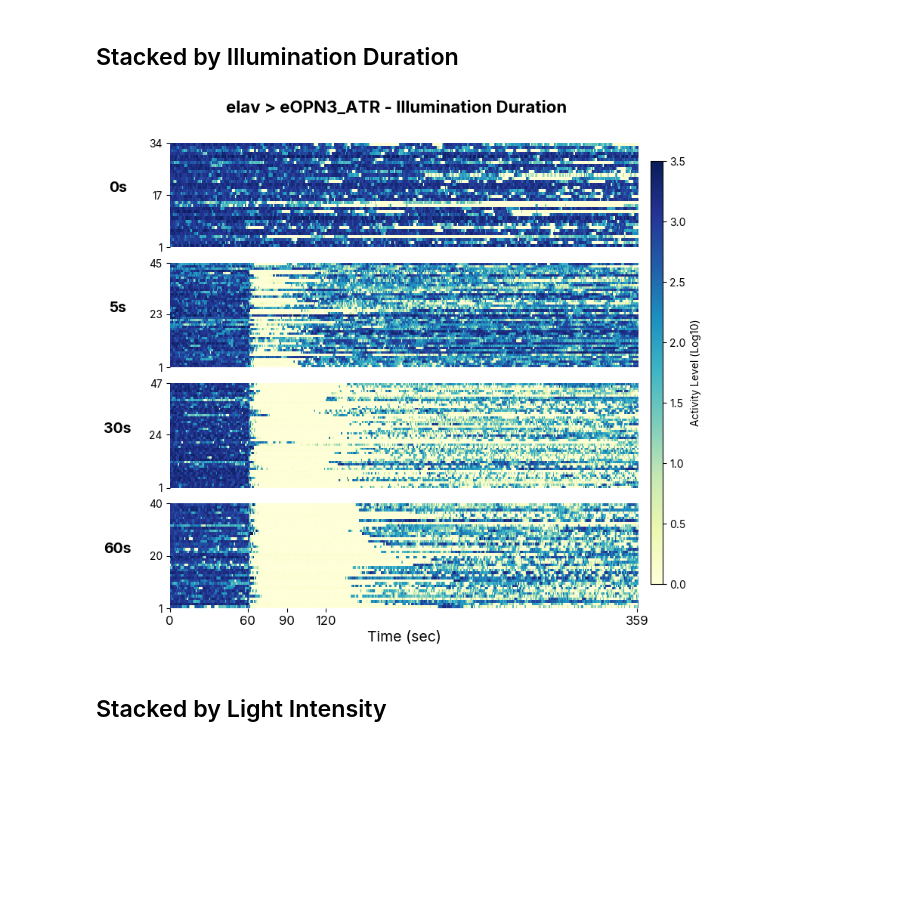
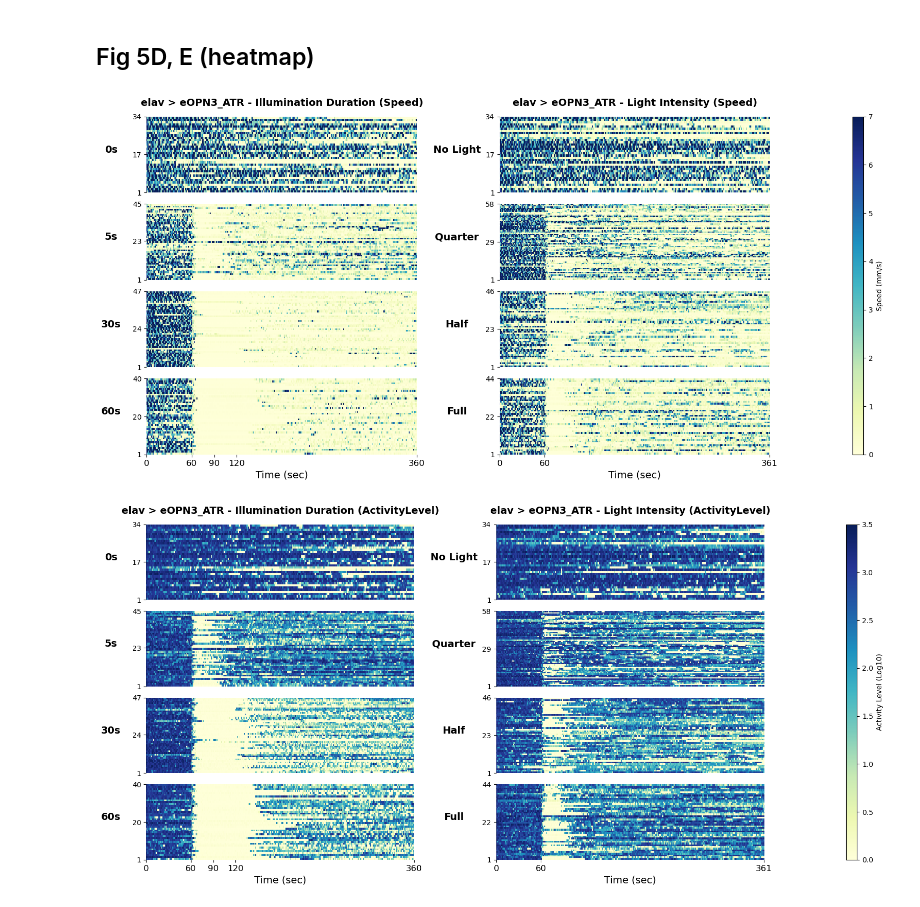
Before and after one commit to lnicole08/TrumelanOPN3, a Jupyter notebook: Trumelan processing_manuscript.ipynb, the cells around one changed output. Cells and saved outputs as stored; diff of their text form; code cells hidden in the pictures; blank space fills up the shorter version.

```diff
--- a/Trumelan processing_manuscript.ipynb
+++ b/Trumelan processing_manuscript.ipynb
@@ -7,10 +10,6 @@ import matplotlib as mpl
 # %%
-# driver = "vGAT"
-# responder = "eOPN3_ATR"
-
-homecomp = "D:"
-base_path = "\\Trumelan\\2. Processed\\"
-titledpath = homecomp
+base_path = "\\2. Processed\\"
+titledpath = "D:"
 specifiedpath = titledpath + base_path
 
 bin_size = 0.5  # seconds for heatmap resampling
@@ -33,15 +32,15 @@ driver = "elav"
 specifictime = 121
 opsin_files = {
     'elav control': specifiedpath + "w1118 x elav_ATR_5s",
-    'AsOPN3 control': specifiedpath + "w1118 x eOPN3_5s",
-    'AsOPN3* control': specifiedpath + "w1118 x eOPN3_ATR_5s"
+    'AsOPN3 control': specifiedpath + "w1118 x OPN3_5s",
+    'AsOPN3* control': specifiedpath + "w1118 x OPN3_ATR_5s"
 
 }
 
 # opsin_files = {
 #     'ACR*': specifiedpath + "elav x ACR_5s",
-#     'AsOPN3': specifiedpath + "elav x eOPN3_5s",
-#     'AsOPN3*': specifiedpath + "elav x eOPN3_ATR_5s"
+#     'AsOPN3': specifiedpath + "elav x OPN3_5s",
+#     'AsOPN3*': specifiedpath + "elav x OPN3_ATR_5s"
 
 # }
 
@@ -106,6 +105,6 @@ fig.patch.set_facecolor('white')
 
 plt.show()
 # %% [markdown]
-## Stacked by Illumination Duration
+## Fig 5D, E (heatmap)
 # %%
 driver = "elav"
@@ -140,58 +224,4 @@ for label, filepath in duration_files.items():
 # %%
-num_conditions = len(duration_data)
-fig, axes = plt.subplots(num_conditions, 1, figsize=(8,8), sharex=True) #for elav
-#fig, axes = plt.subplots(num_conditions, 1, figsize=(6, 2*num_conditions), sharex=True) #for vgat
-plt.subplots_adjust(hspace=0.15)
-cmaps = "YlGnBu"
-
-if metric_to_plot == "ActivityLevel":
-    scalebar_label = "Activity Level (Log10)"
-    vmax_number = 3.5
-elif metric_to_plot == "Speed":
-    scalebar_label = "Speed (mm/s)"
-    vmax_number = 7
-for idx, (label, data) in enumerate(duration_data.items()):
-    ax = axes[idx]
-    num_flies = data.shape[0]
-
-
-    hm = sns.heatmap(data, cmap=cmaps, cbar=False, xticklabels=False, yticklabels=False,
-                     vmin=0, vmax=vmax_number, ax=ax)
-    quadmesh = ax.collections[0]
-    quadmesh.set_rasterized(True)
-    quadmesh.set_edgecolor('face')
-    quadmesh.set_linewidth(0)
-
-    ax.set_ylabel(label, rotation=0, labelpad=30, fontsize=14, weight='bold')
-    ax.set_yticks([0, num_flies//2, num_flies])
-    ticklabels = [num_flies, (num_flies+1)//2, 1]
-    ax.set_yticklabels(ticklabels, fontsize=10)
-
-    if idx < num_conditions - 1:
-        ax.tick_params(axis='x', bottom=False)
-        ax.set_xlabel('')
-    ax.patch.set_facecolor('white')
-
-
-last_data = list(duration_data.values())[-1]
-tick_times = [0, 60, 90, 120, specifictime - 1]
-tick_positions = [list(last_data.columns).index(float(t)) for t in tick_times if float(t) in last_data.columns]
-axes[-1].set_xticks(tick_positions)
-axes[-1].set_xticklabels(tick_times, rotation=0, fontsize=12)
-axes[-1].set_xlabel("Time (sec)", fontsize=14)
-
-
-cbar_ax = fig.add_axes([0.92, 0.15, 0.02, 0.7])
-sm = plt.cm.ScalarMappable(cmap=cmaps, norm=plt.Normalize(vmin=0, vmax=vmax_number))
-fig.colorbar(sm, cax=cbar_ax, label=scalebar_label)
-
-fig.suptitle(duration_plot_title, weight="bold", fontsize=16, y=0.95)
-
-mpl.rcParams['svg.fonttype'] = 'none'
-fig.patch.set_facecolor('white')
-
-plt.show()
+plot_duration_vs_intensity('Speed')
 # %% [output]
-[figure, old version]
+[figure, new version]
-# %% [markdown]
-## Stacked by Light Intensity
@@ -282 +228,5 @@ plt.show()
+# %%
+plot_duration_vs_intensity('ActivityLevel')
+# %% [output]
+[figure, added]
 # %% [markdown]
```
Also changed, not shown: parts of 20 cells of this notebook.
